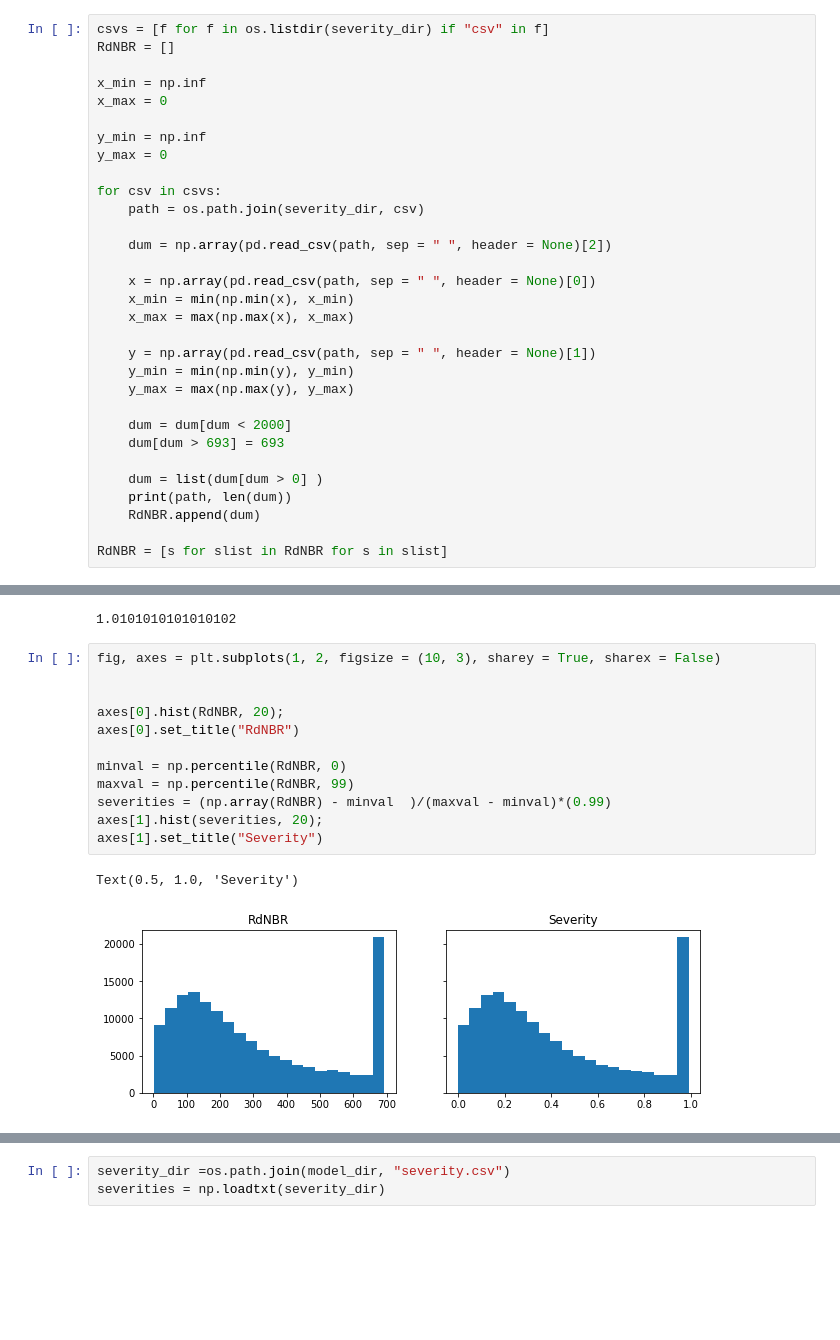
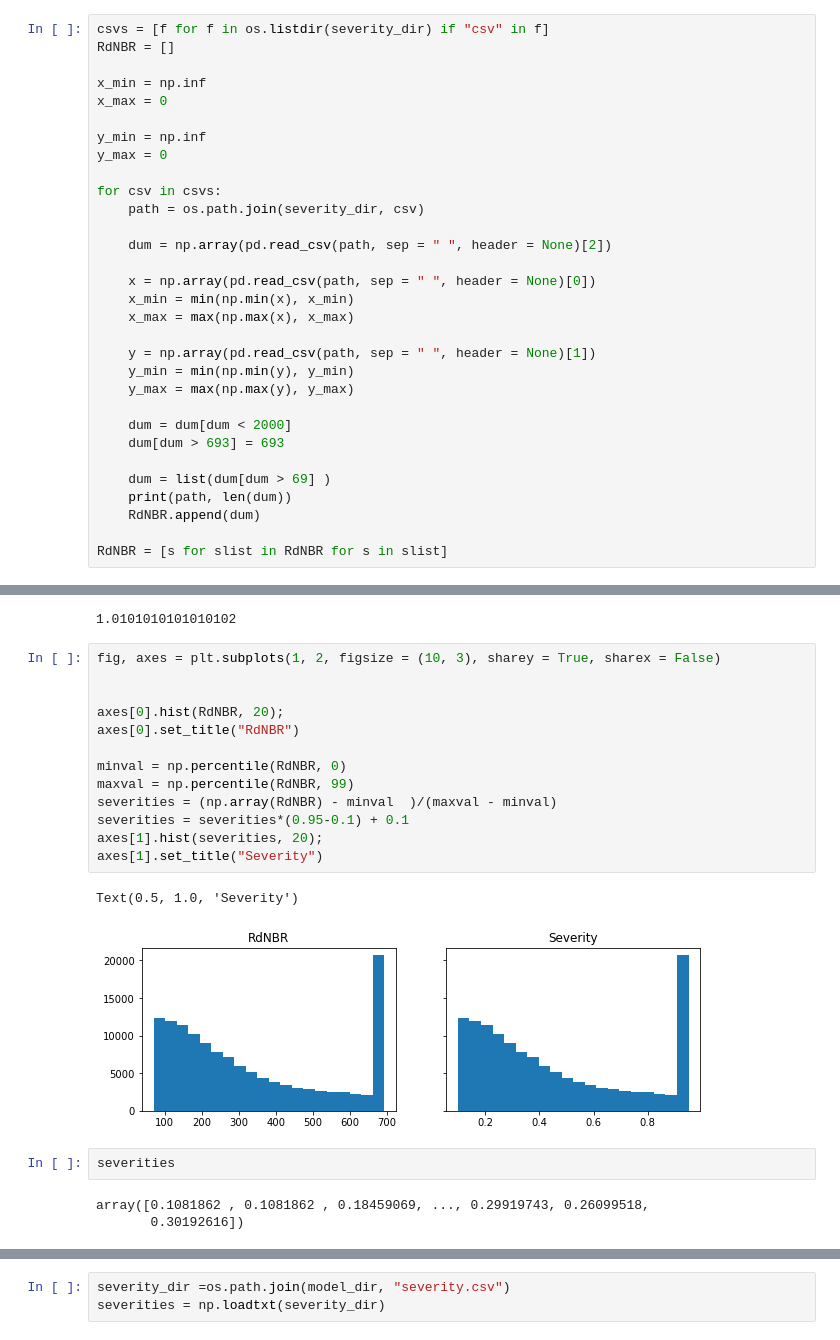
Before and after one commit to octavia-crompton/fire, a Jupyter notebook: notebooks/open veg maps - less.ipynb, the cells around one changed output, grey strips where cells are left out. Cells and saved outputs as stored; diff of their text form; blank space fills up the shorter version.

```diff
--- a/notebooks/open veg maps - less.ipynb
+++ b/notebooks/open veg maps - less.ipynb
@@ -185,7 +189,7 @@ for csv in csvs:
     dum = dum[dum < 2000]
     dum[dum > 693] = 693
 
-    dum = list(dum[dum > 0] )
+    dum = list(dum[dum > 69] )
     print(path, len(dum))
     RdNBR.append(dum)
 
@@ -225,18 +229,24 @@ RI =  19.831987864397835
 # %%
 fig, axes = plt.subplots(1, 2, figsize = (10, 3), sharey = True, sharex = False)
 
 
 axes[0].hist(RdNBR, 20);
 axes[0].set_title("RdNBR")
 
 minval = np.percentile(RdNBR, 0)
 maxval = np.percentile(RdNBR, 99)
-severities = (np.array(RdNBR) - minval  )/(maxval - minval)*(0.99)
+severities = (np.array(RdNBR) - minval  )/(maxval - minval)
+severities = severities*(0.95-0.1) + 0.1
 axes[1].hist(severities, 20);
 axes[1].set_title("Severity")
 # %% [output]
 Text(0.5, 1.0, 'Severity')
-[figure, old version]
+[figure, new version]
+# %%
+severities
+# %% [output]
+array([0.1081862 , 0.1081862 , 0.18459069, ..., 0.29919743, 0.26099518,
+       0.30192616])
 # %%
 model_dir ="/Users/octavia/Dropbox/fire/fire_model/"
 severity_csv = os.path.join(model_dir, "severity.csv")
```
Also changed, not shown: parts of 9 cells of this notebook, 6 other files.
